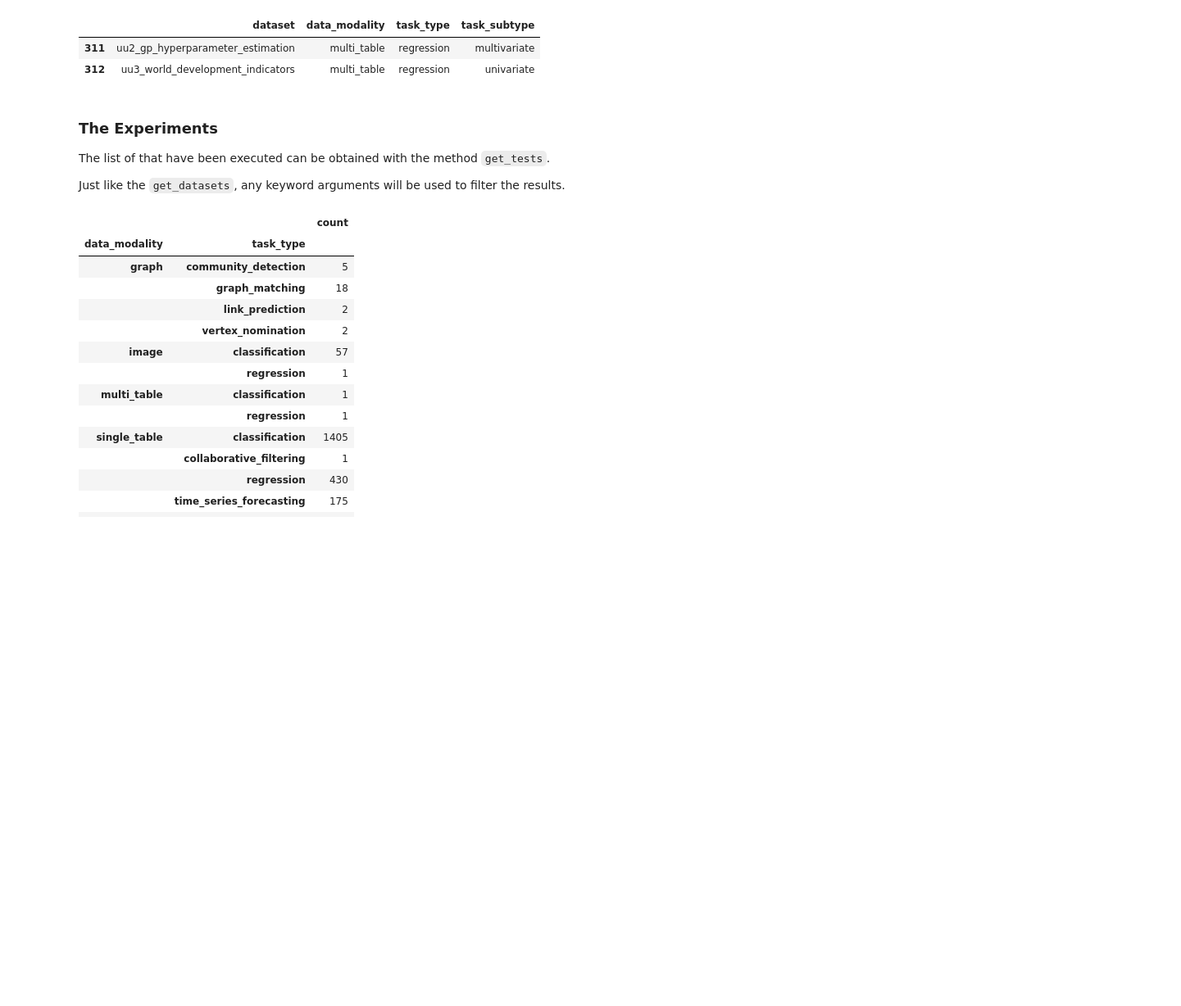
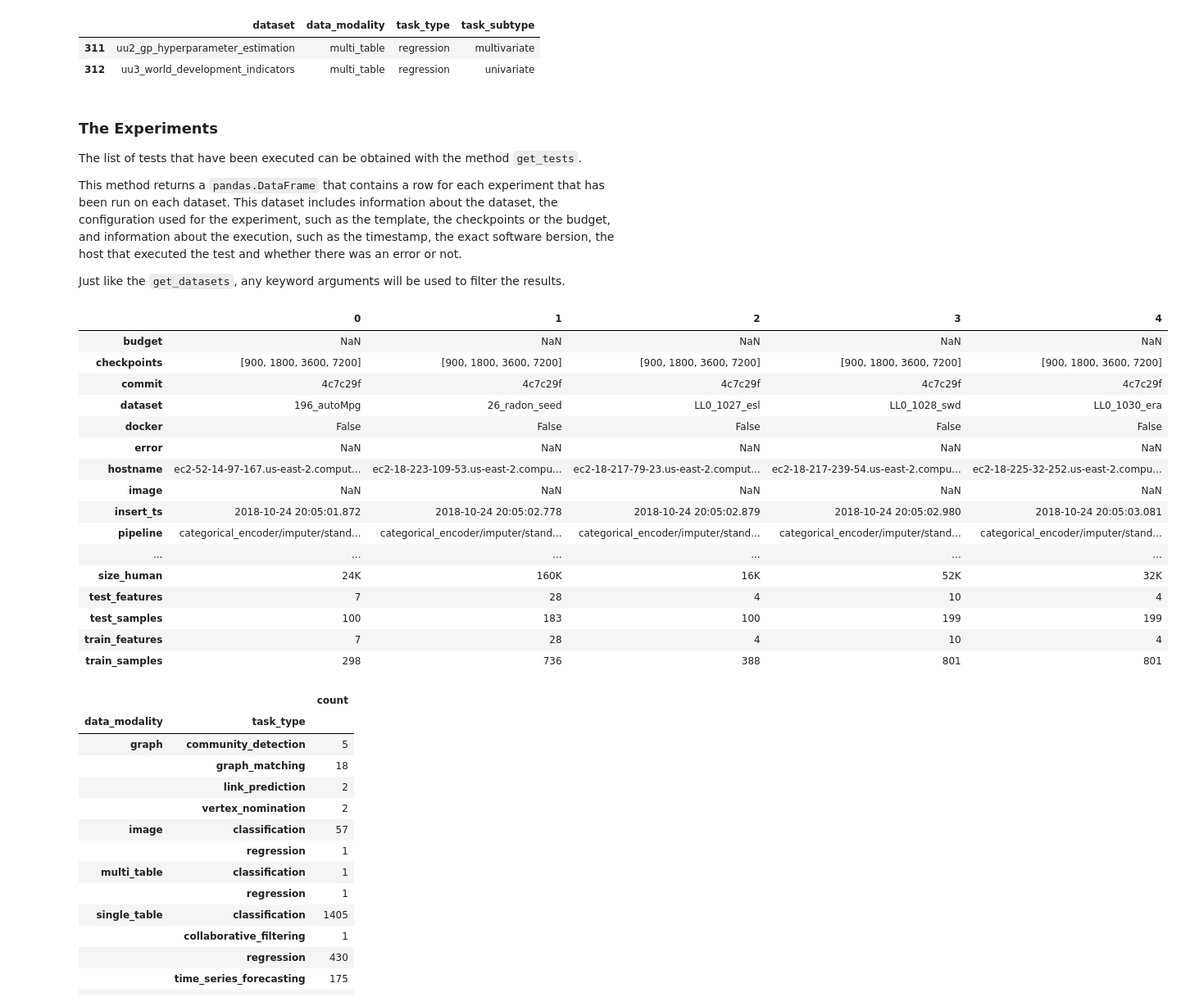
Before and after one commit to MLBazaar/piex, a Jupyter notebook: notebooks/README.ipynb, the cells around one changed output. Shown at 82% size. Drawn from its saved outputs; the diff is of its cells as text; code cells hidden in the pictures; blank space fills up the shorter version.

```diff
--- a/notebooks/README.ipynb
+++ b/notebooks/README.ipynb
@@ -71,7 +150,33 @@ datasets.head()
 # %% [markdown]
 ### The Experiments
 
-The list of that have been executed can be obtained with the method `get_tests`.
+The list of tests that have been executed can be obtained with the method `get_tests`.
+
+This method returns a `pandas.DataFrame` that contains a row for each experiment that has been run on each dataset.
+This dataset includes information about the dataset, the configuration used for the experiment, such as the template, the checkpoints or the budget, and information about the execution, such as the timestamp, the exact software bersion, the host that executed the test and whether there was an error or not.
 
 Just like the `get_datasets`, any keyword arguments will be used to filter the results.
+# %%
+import pandas as pd
+
+tests = piex.get_tests()
+tests.head().T
+# %% [output]
+|  | 0 | 1 | 2 | 3 | 4 |
+| budget | NaN | NaN | NaN | NaN | NaN |
+| checkpoints | [900, 1800, 3600, 7200] | [900, 1800, 3600, 7200] | [900, 1800, 3600, 7200] | [900, 1800, 3600, 7200] | [900, 1800, 3600, 7200] |
+| commit | 4c7c29f | 4c7c29f | 4c7c29f | 4c7c29f | 4c7c29f |
+| dataset | 196_autoMpg | 26_radon_seed | LL0_1027_esl | LL0_1028_swd | LL0_1030_era |
+| docker | False | False | False | False | False |
+| error | NaN | NaN | NaN | NaN | NaN |
+| hostname | ec2-52-14-97-167.us-east-2.comput... | ec2-18-223-109-53.us-east-2.compu... | ec2-18-217-79-23.us-east-2.comput... | ec2-18-217-239-54.us-east-2.compu... | ec2-18-225-32-252.us-east-2.compu... |
+| image | NaN | NaN | NaN | NaN | NaN |
+| insert_ts | 2018-10-24 20:05:01.872 | 2018-10-24 20:05:02.778 | 2018-10-24 20:05:02.879 | 2018-10-24 20:05:02.980 | 2018-10-24 20:05:03.081 |
+| pipeline | categorical_encoder/imputer/stand... | categorical_encoder/imputer/stand... | categorical_encoder/imputer/stand... | categorical_encoder/imputer/stand... | categorical_encoder/imputer/stand... |
+| ... | ... | ... | ... | ... | ... |
+| size_human | 24K | 160K | 16K | 52K | 32K |
+| test_features | 7 | 28 | 4 | 10 | 4 |
+| test_samples | 100 | 183 | 100 | 199 | 199 |
+| train_features | 7 | 28 | 4 | 10 | 4 |
+| train_samples | 298 | 736 | 388 | 801 | 801 |
 # %%
```
Also changed, not shown: parts of 7 cells of this notebook, 1 other file.
